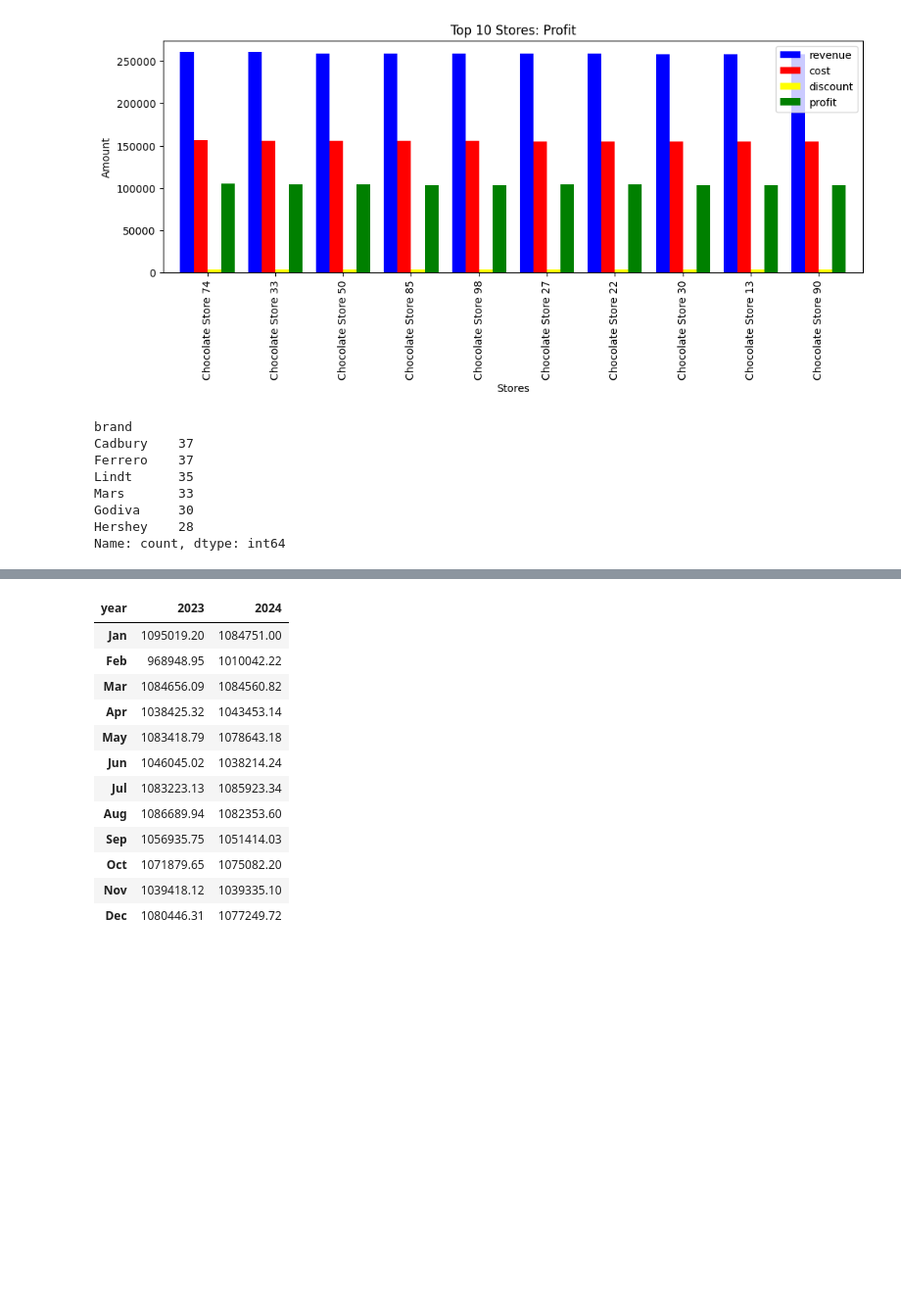
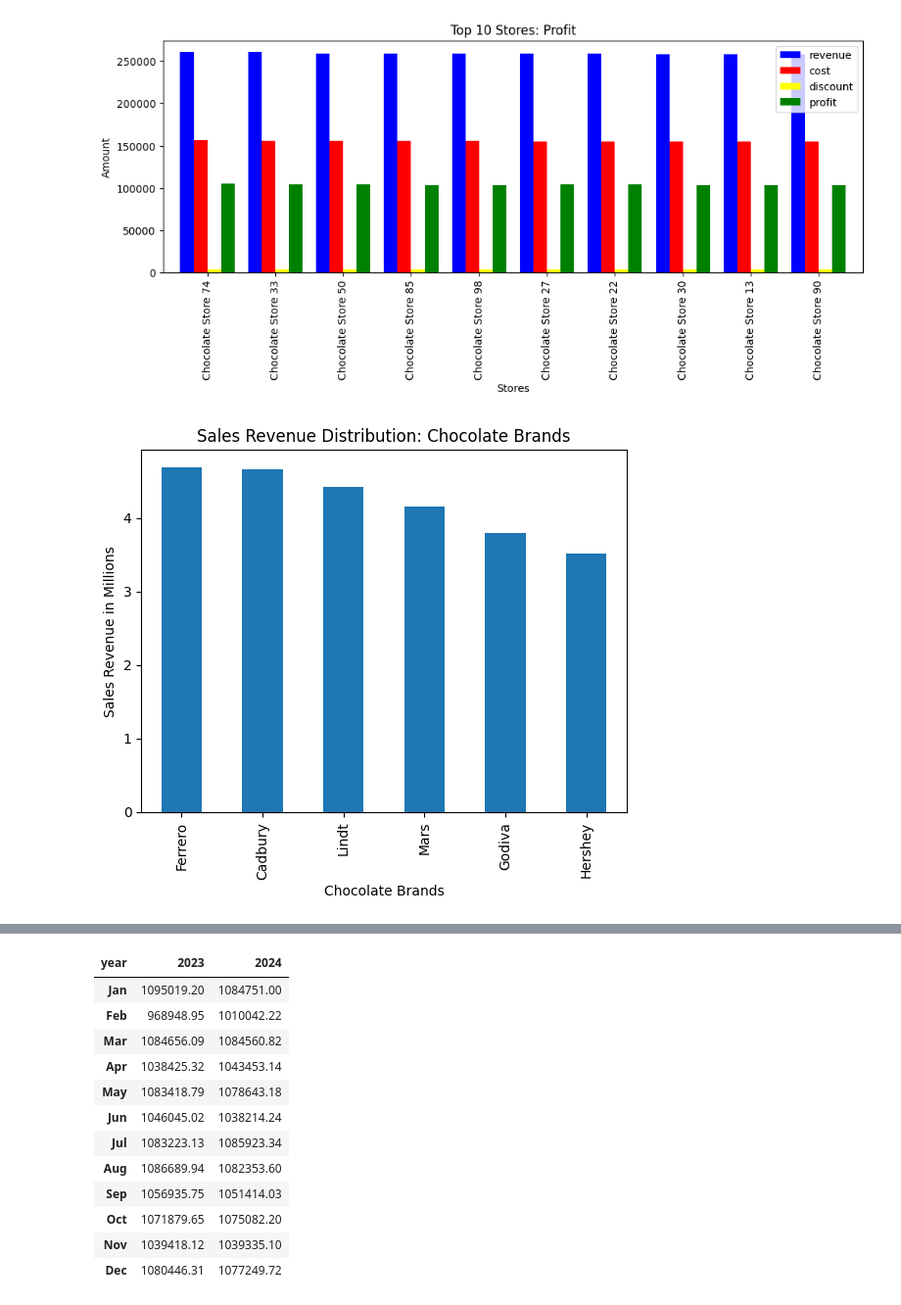
Before and after one commit to GeorgeFrezerMakina/Data-Analysis-Portifolio, a Jupyter notebook: chocolate-sales-analysis/chocolate-sales-analysis.ipynb, the cells around one changed output, grey strips where cells are left out. Shown at 98% size. Drawn from its saved outputs; the diff is of its cells as text; code cells hidden in the pictures; blank space fills up the shorter version.

Commit message:
analysed gender, loyalty and chocolate brands

```diff
--- a/chocolate-sales-analysis/chocolate-sales-analysis.ipynb
+++ b/chocolate-sales-analysis/chocolate-sales-analysis.ipynb
@@ -422,12 +422,27 @@ ax.set_ylabel("Amount");
 # %%
 products_df = dataframes["products.csv"]
 products_df["brand"].value_counts()
+
+customers_df = dataframes["customers.csv"]
+conn.register("customers", customers_df)
+conn.register("sales", sales_df)
+conn.register("products", products_df)
+
+brand_df = conn.execute(
+    """
+        SELECT s.quantity, s.unit_price, s.revenue, s.cost, s.profit, p.*, c.*
+        FROM sales AS s
+        JOIN products AS p
+        ON s.product_id = p.product_id
+        JOIN customers as c
+        ON s.customer_id = c.customer_id
+    """
+).df()
+
+brand = brand_df.groupby("brand")["revenue"].sum().sort_values(ascending=False)
+(brand / 1e6).plot(kind="bar")
+plt.xlabel("Chocolate Brands")
+plt.ylabel("Sales Revenue in Millions")
+plt.title("Sales Revenue Distribution: Chocolate Brands");
 # %% [output]
-brand
-Cadbury    37
-Ferrero    37
-Lindt      35
-Mars       33
-Godiva     30
-Hershey    28
-Name: count, dtype: int64
+[figure, added]
```
Also changed, not shown: parts of 9 cells of this notebook.
